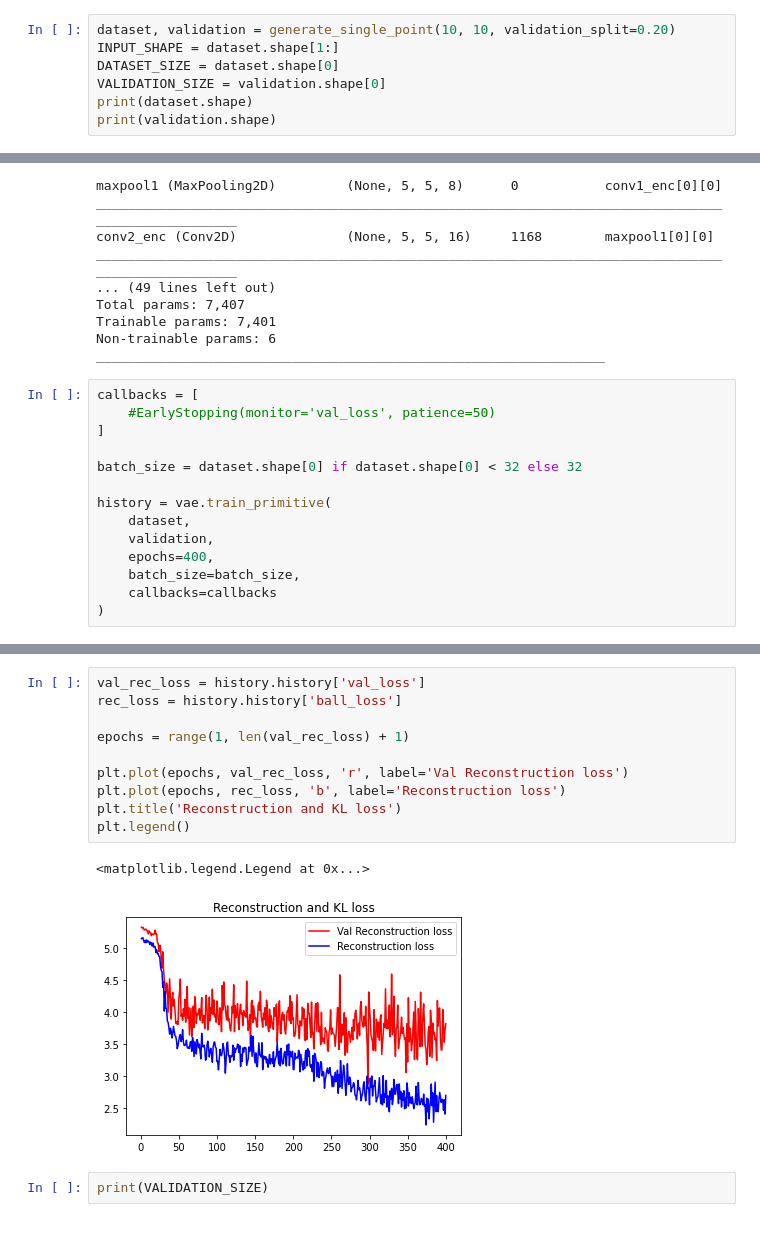
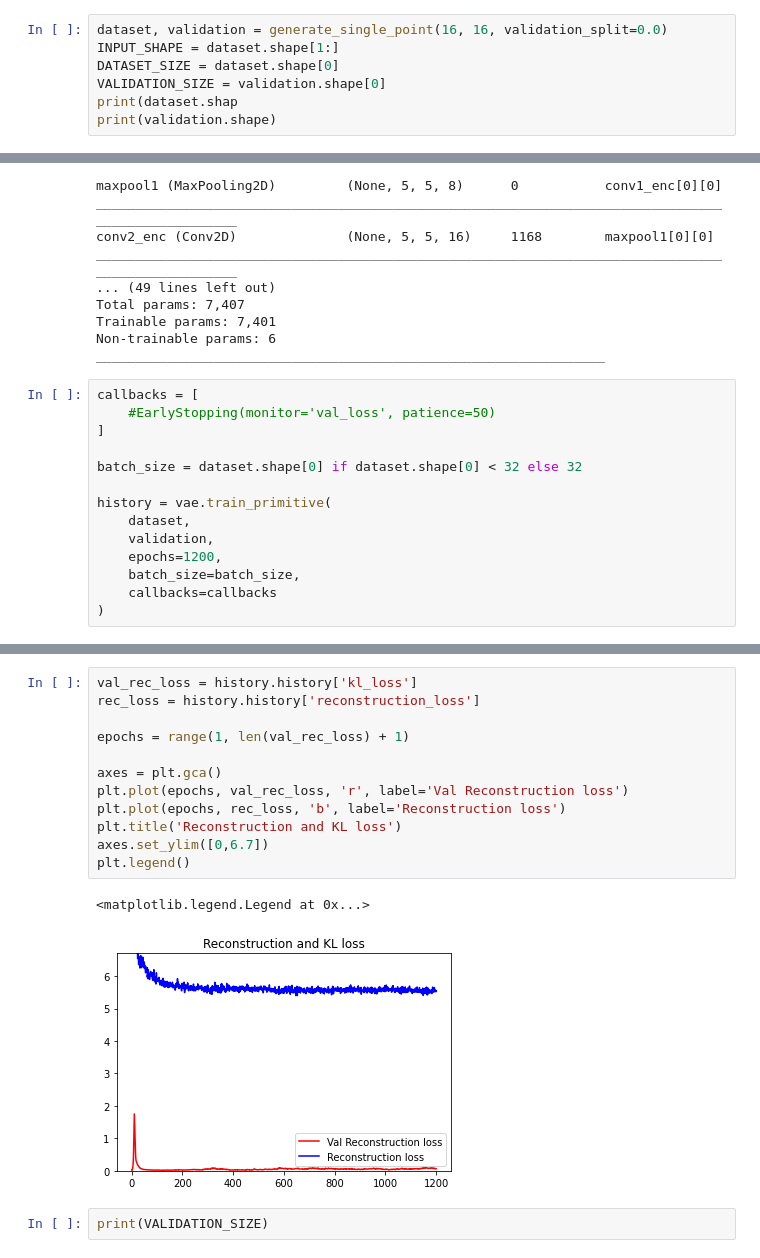
Before and after one commit to Loptt/pong-autoencoder, a Jupyter notebook: single_point_vae.ipynb, the cells around one changed output, grey strips where cells are left out. Cells and saved outputs as stored; diff of their text form.

```diff
--- a/single_point_vae.ipynb
+++ b/single_point_vae.ipynb
@@ -19,10 +19,10 @@ print("GPU configured correctly")
 # %% [output]
 GPU configured correctly
 # %%
-dataset, validation = generate_single_point(10, 10, validation_split=0.20)
+dataset, validation = generate_single_point(16, 16, validation_split=0.0)
 INPUT_SHAPE = dataset.shape[1:]
 DATASET_SIZE = dataset.shape[0]
 VALIDATION_SIZE = validation.shape[0]
-print(dataset.shape)
+print(dataset.shap
 print(validation.shape)
 # %% [output]
@@ -65,7 +64,7 @@ batch_size = dataset.shape[0] if dataset.shape[0] < 32 else 32
 history = vae.train_primitive(
     dataset,
     validation,
-    epochs=400,
+    epochs=1200,
     batch_size=batch_size,
     callbacks=callbacks
 )
@@ -90,16 +89,18 @@ Epoch 400/400
 # %%
-val_rec_loss = history.history['val_loss']
-rec_loss = history.history['ball_loss']
+val_rec_loss = history.history['kl_loss']
+rec_loss = history.history['reconstruction_loss']
 
 epochs = range(1, len(val_rec_loss) + 1)
 
+axes = plt.gca()
 plt.plot(epochs, val_rec_loss, 'r', label='Val Reconstruction loss')
 plt.plot(epochs, rec_loss, 'b', label='Reconstruction loss')
 plt.title('Reconstruction and KL loss')
+axes.set_ylim([0,6.7])
 plt.legend()
 # %% [output]
 <matplotlib.legend.Legend at 0x...>
-[figure, old version]
+[figure, new version]
 # %%
 print(VALIDATION_SIZE)
 # %% [output]
```
Also changed, not shown: parts of 4 cells of this notebook, 19 other files.
